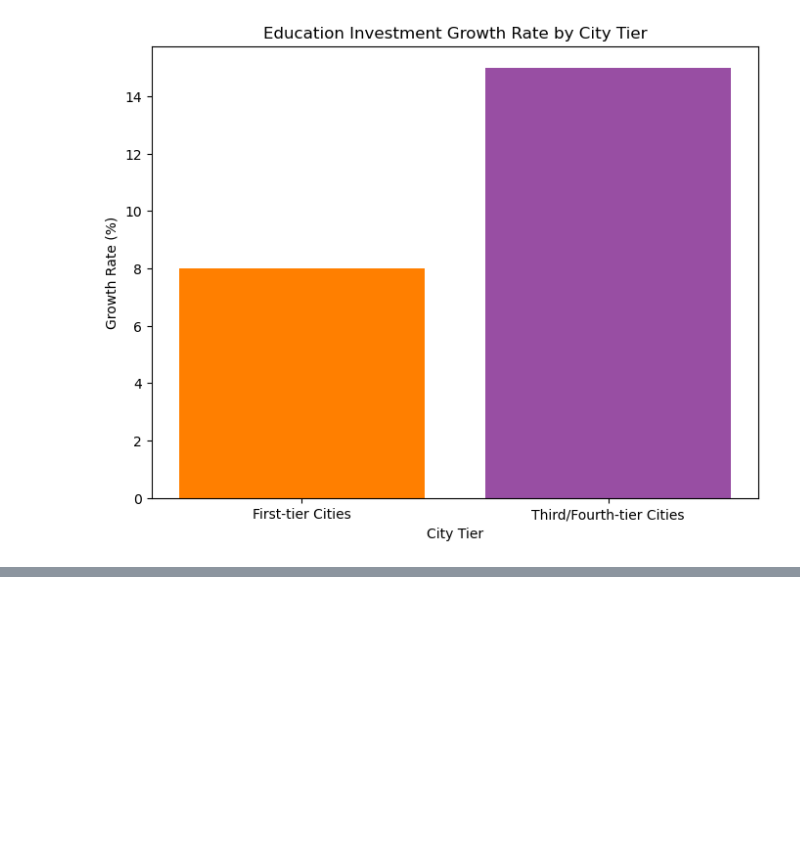
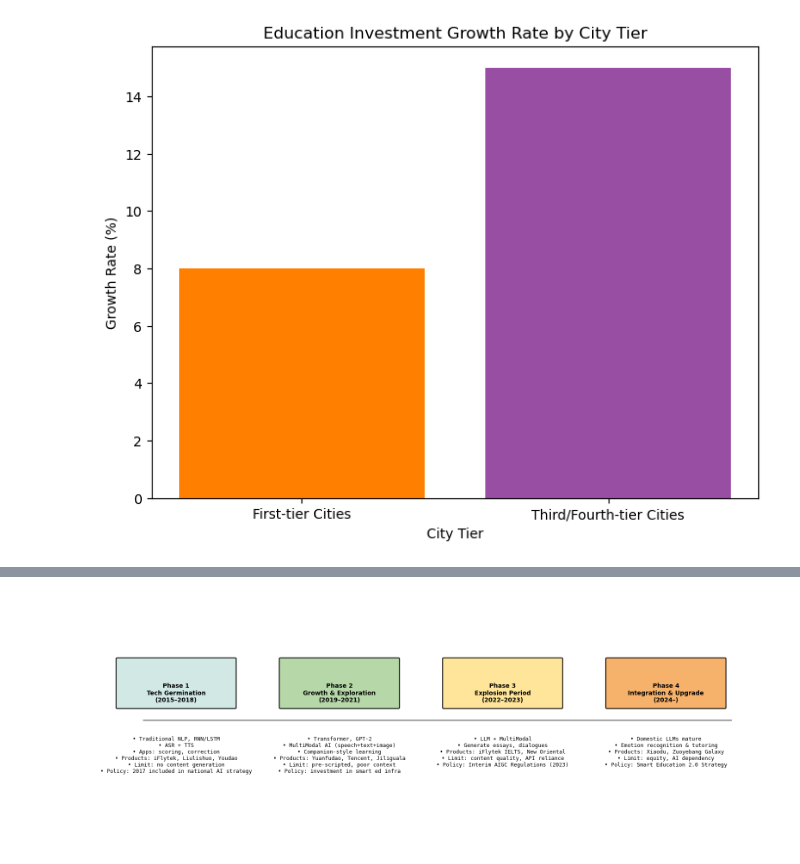
Before and after one commit to Han1105/bachelor_thesis_code_backup, a Jupyter notebook: draft.ipynb, the cells around one changed output, grey strips where cells are left out. Cells and saved outputs as stored; diff of their text form; code cells hidden in the pictures; blank space fills up the shorter version.

```diff
--- a/draft.ipynb
+++ b/draft.ipynb
@@ -46,0 +76,68 @@ plt.show()
+# %%
+import matplotlib.pyplot as plt
+import matplotlib.patches as patches
+
+# 设置英文字体
+plt.rcParams['font.family'] = 'DejaVu Sans'
+plt.rcParams['axes.unicode_minus'] = False
+
+# 设置画布大小
+fig, ax = plt.subplots(figsize=(16, 6))
+ax.set_xlim(0, 10)
+ax.set_ylim(0, 6)
+ax.axis('off')
+
+# 英文阶段数据
+phases = [
+    {"title": "Phase 1\nTech Germination\n(2015–2018)", "x": 1, "color": "#d1e8e4", "desc":
+     "• Traditional NLP, RNN/LSTM\n"
+     "• ASR + TTS\n"
+     "• Apps: scoring, correction\n"
+     "• Products: iFlytek, Liulishuo, Youdao\n"
+     "• Limit: no content generation\n"
+     "• Policy: 2017 included in national AI strategy"},
+
+    {"title": "Phase 2\nGrowth & Exploration\n(2019–2021)", "x": 3.5, "color": "#b6d7a8", "desc":
+     "• Transformer, GPT-2\n"
+     "• MultiModal AI (speech+text+image)\n"
+     "• Companion-style learning\n"
+     "• Products: Yuanfudao, Tencent, Jiliguala\n"
+     "• Limit: pre-scripted, poor context\n"
+     "• Policy: investment in smart ed infra"},
+
+    {"title": "Phase 3\nExplosion Period\n(2022–2023)", "x": 6, "color": "#ffe599", "desc":
+     "• LLM + MultiModal\n"
+     "• Generate essays, dialogues\n"
+     "• Products: iFlytek IELTS, New Oriental\n"
+     "• Limit: content quality, API reliance\n"
+     "• Policy: Interim AIGC Regulations (2023)"},
+
+    {"title": "Phase 4\nIntegration & Upgrade\n(2024–)", "x": 8.5, "color": "#f6b26b", "desc":
+     "• Domestic LLMs mature\n"
+     "• Emotion recognition & tutoring\n"
+     "• Products: Xiaodu, Zuoyebang Galaxy\n"
+     "• Limit: equity, AI dependency\n"
+     "• Policy: Smart Education 2.0 Strategy"},
+]
+
+# 绘制时间轴
+ax.plot([0.5, 9.5], [3, 3], color='gray', linewidth=2)
+
+# 绘制阶段框和说明
+for phase in phases:
+    # 阶段框
+    rect = patches.FancyBboxPatch(
+        (phase["x"] - 0.9, 3.3), 1.8, 1.2,
+        boxstyle="round,pad=0.02", ec="black", fc=phase["color"], linewidth=1.5
+    )
+    ax.add_patch(rect)
+    # 阶段标题
+    ax.text(phase["x"], 3.9, phase["title"], fontsize=10, ha='center', va='top', weight='bold')
+
+    # 描述文字
+    ax.text(phase["x"], 2.6, phase["desc"], fontsize=9, ha='center', va='top', family='monospace')
+
+plt.tight_layout()
+plt.show()
+# %% [output]
+[figure, added]
```
Also changed, not shown: parts of 19 cells of this notebook, 13 other files.
